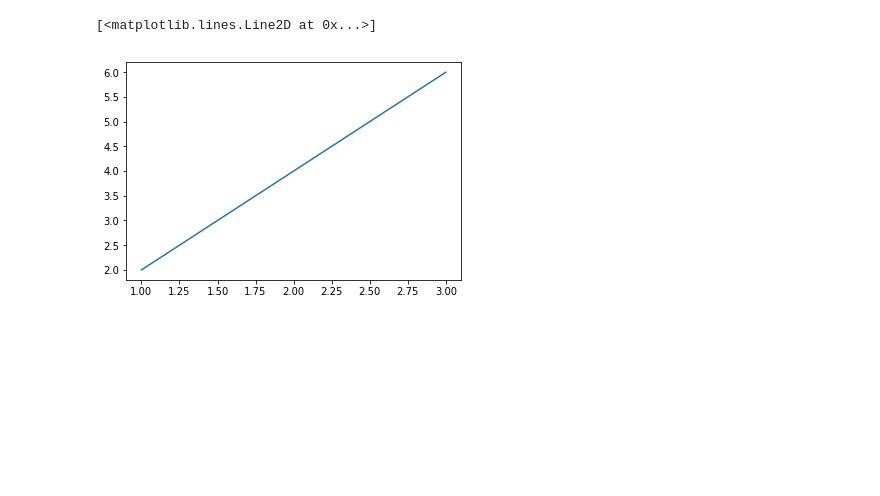
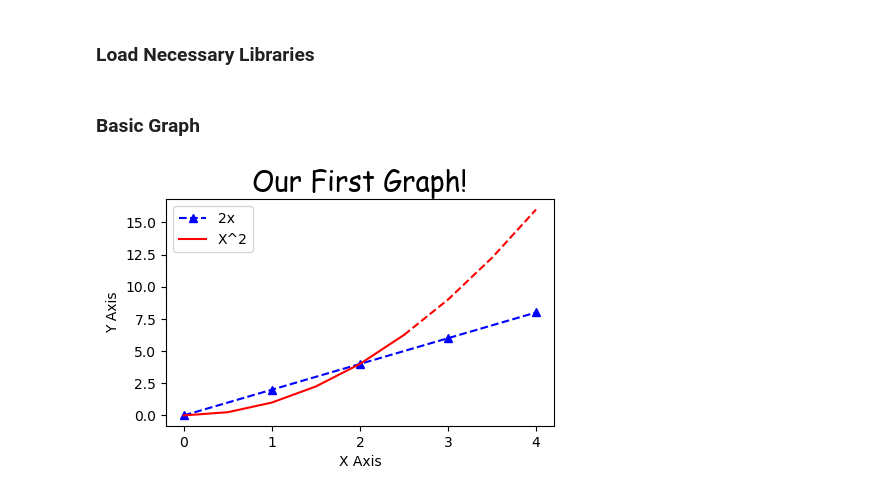
Before and after one commit to KeithGalli/matplotlib_tutorial, a Jupyter notebook: Matplotlib Tutorial.ipynb, the cells around one changed output. Drawn from its saved outputs; the diff is of its cells as text; code cells hidden in the pictures; blank space fills up the shorter version.

```diff
--- a/Matplotlib Tutorial.ipynb
+++ b/Matplotlib Tutorial.ipynb
@@ -1,3 +1,5 @@
+# %% [markdown]
+### Load Necessary Libraries
 # %%
 import matplotlib.pyplot as plt
 import numpy as np
@@ -4,8 +7,50 @@ import numpy as np
-# %%
-x = [1,2,3]
-y = [2,4,6]
-
-plt.plot(x,y)
-# %% [output]
-[<matplotlib.lines.Line2D at 0x...>]
-[figure, removed]
+# %% [markdown]
+### Basic Graph
+# %%
+x = [0,1,2,3,4]
+y = [0,2,4,6,8]
+
+# Resize your Graph (dpi specifies pixels per inch. When saving probably should use 300 if possible)
+plt.figure(figsize=(5,3), dpi=100)
+
+# Line 1
+
+# Keyword Argument Notation
+#plt.plot(x,y, label='2x', color='red', linewidth=2, marker='.', linestyle='--', markersize=10, markeredgecolor='blue')
+
+# Shorthand notation
+# fmt = '[color][marker][line]'
+plt.plot(x,y, 'b^--', label='2x')
+
+## Line 2
+
+# select interval we want to plot points at
+x2 = np.arange(0,4.5,0.5)
+
+# Plot part of the graph as line
+plt.plot(x2[:6], x2[:6]**2, 'r', label='X^2')
+
+# Plot remainder of graph as a dot
+plt.plot(x2[5:], x2[5:]**2, 'r--')
+
+# Add a title (specify font parameters with fontdict)
+plt.title('Our First Graph!', fontdict={'fontname': 'Comic Sans MS', 'fontsize': 20})
+
+# X and Y labels
+plt.xlabel('X Axis')
+plt.ylabel('Y Axis')
+
+# X, Y axis Tickmarks (scale of your graph)
+plt.xticks([0,1,2,3,4,])
+#plt.yticks([0,2,4,6,8,10])
+
+# Add a legend
+plt.legend()
+
+# Save figure (dpi 300 is good when saving so graph has high resolution)
+plt.savefig('mygraph.png', dpi=300)
+
+# Show plot
+plt.show()
+# %% [output]
+[figure, added]
```
Also changed, not shown: parts of 13 cells of this notebook.
